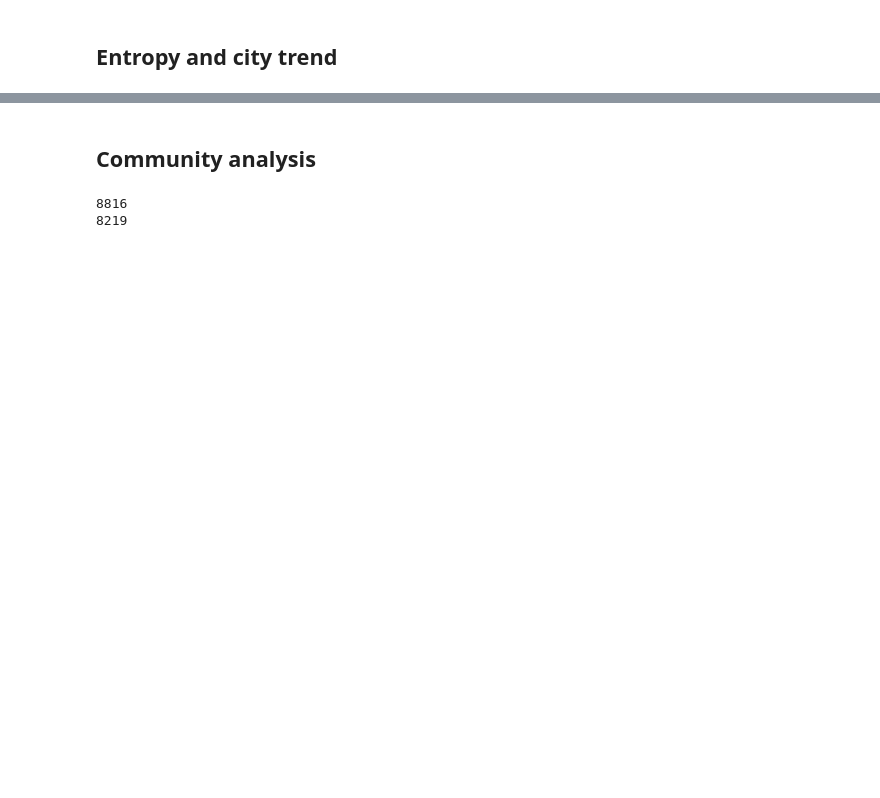
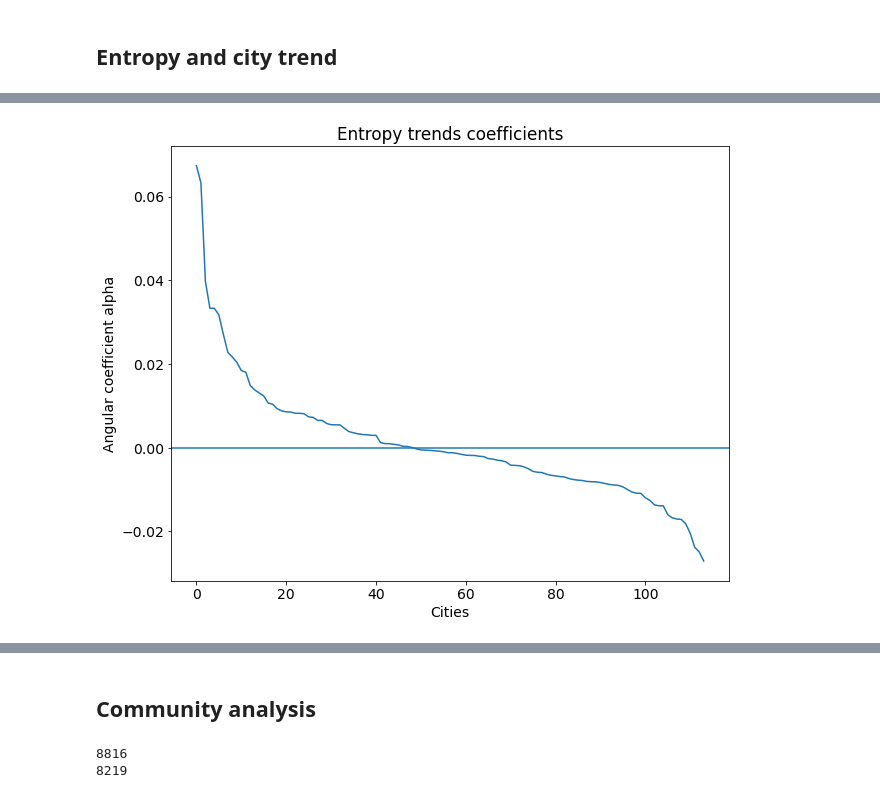
Before and after one commit to DarioZappala/caratterizzazione-sistemi-innovativi, a Jupyter notebook: fingerprint.ipynb, the cells around one changed output, grey strips where cells are left out. Cells and saved outputs as stored; diff of their text form; code cells hidden in the pictures; blank space fills up the shorter version.

```diff
--- a/fingerprint.ipynb
+++ b/fingerprint.ipynb
@@ -596,0 +221,2 @@ plt.show()
+# %%
+l_coeff, city_coeff = entropyTrend(filtered_pivoted, 2000, 2024, df_jobs_cleaned, df_org_foundation)
@@ -596,0 +243,4 @@ plt.show()
+# %%
+entropyTrendPlot(l_coeff)
+# %% [output]
+[figure, added]
```
Also changed, not shown: parts of 62 cells of this notebook, 2 other files.
